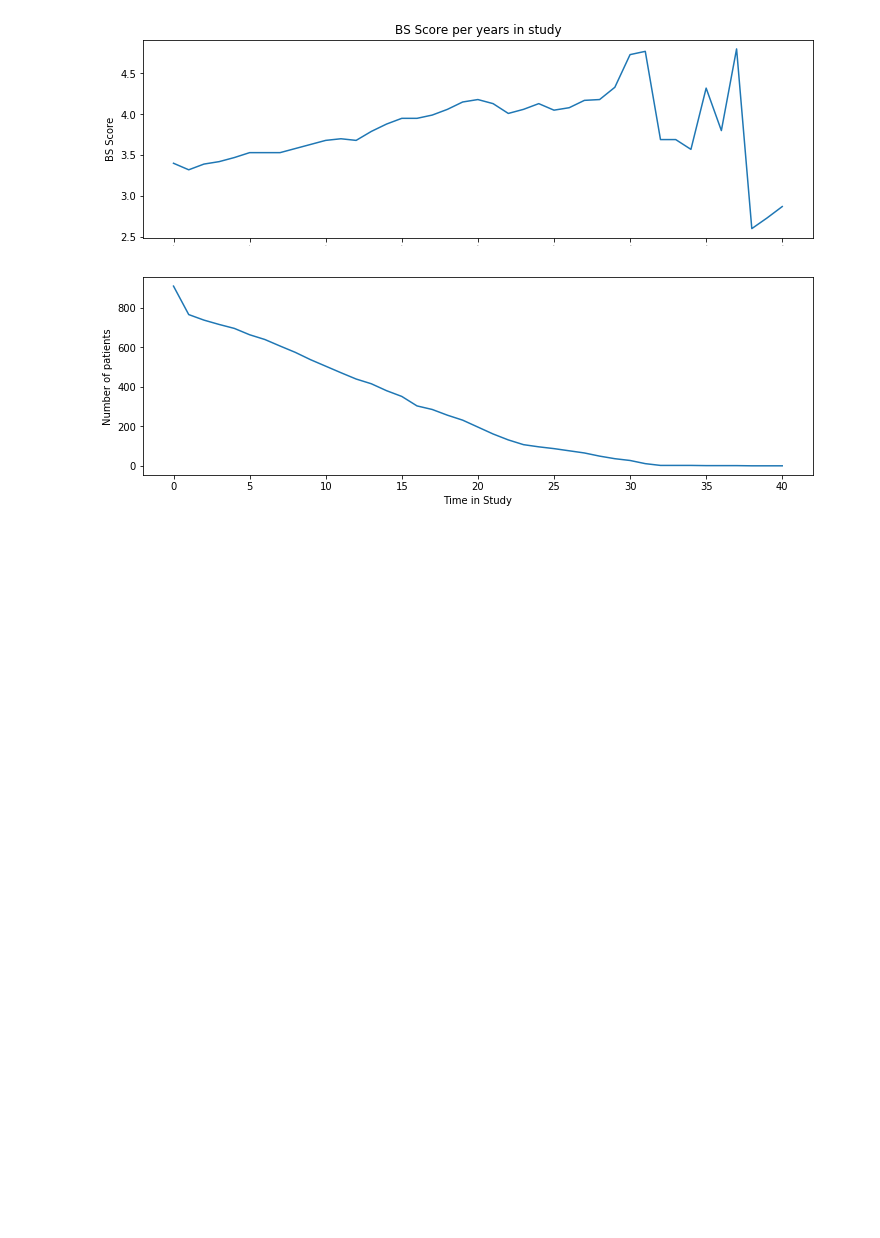
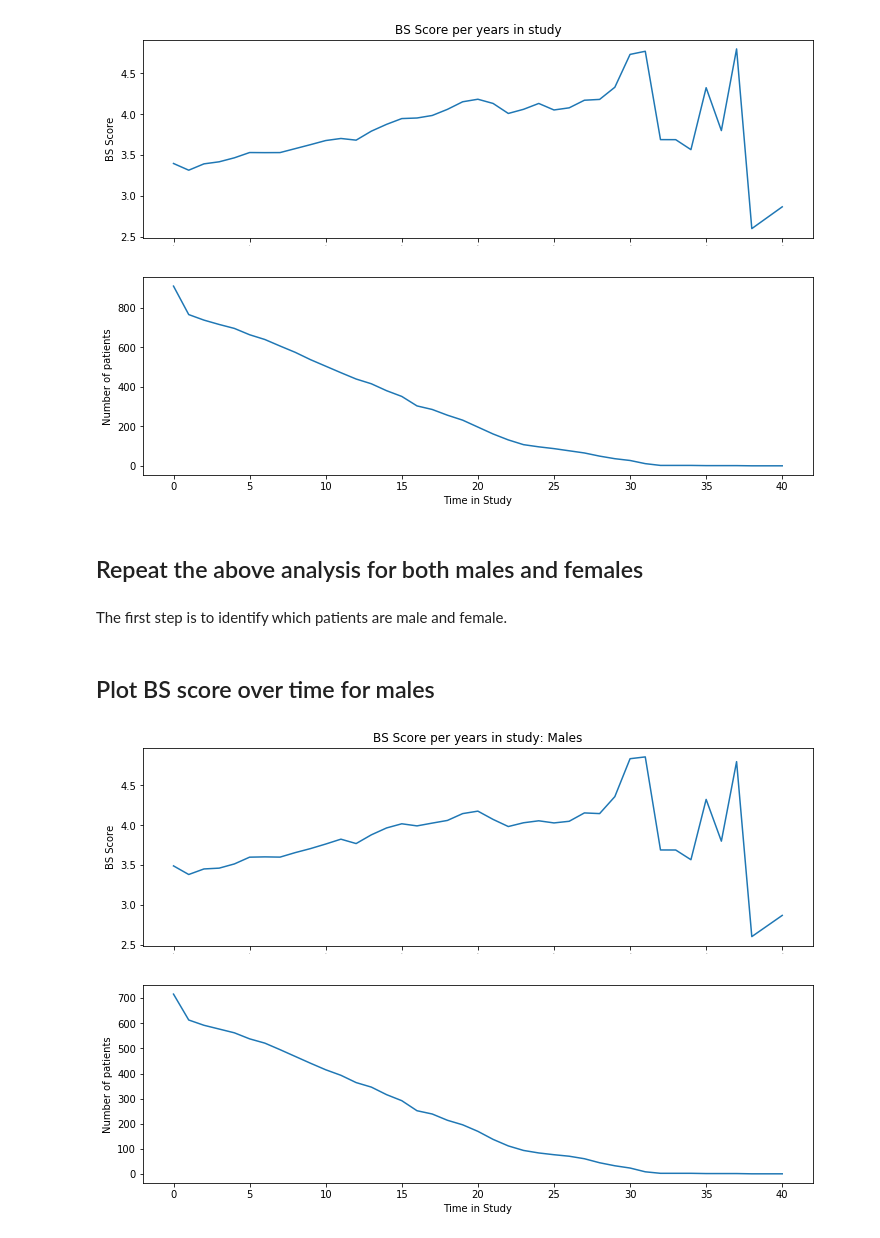
Before and after one commit to Rendiere/as-analysis, a Jupyter notebook: src/bs-over-time.ipynb, the cells around one changed output. Cells and saved outputs as stored; diff of their text form; code cells hidden in the pictures; blank space fills up the shorter version.

```diff
--- a/src/bs-over-time.ipynb
+++ b/src/bs-over-time.ipynb
@@ -42,0 +45,9 @@ If either patient had more than 1 measurement in their first year in the study,
+# %%
+def get_norm_years(df):
+    dates = df.index.get_level_values('Date')
+    start_date = min(dates)
+    norm_years = [int(pd.Timedelta(date - start_date).days / 365) for date in dates]
+    return norm_years
+
+basmi_df['norm_years'] = basmi_df.groupby(level=0)['BS'].transform(get_norm_years)
+basmi_df.head(20)
@@ -42,0 +78,5 @@ If either patient had more than 1 measurement in their first year in the study,
+# %%
+# BS data aggregated by patient for each year in study
+agg_bs_df = basmi_df.groupby(['patient_id','norm_years']).agg({'BS': 'mean'}).reset_index(level=1)
+agg_bs_df = agg_bs_df.round(2)
+agg_bs_df
@@ -56,3 +182,41 @@ ax2.set_ylabel('Number of patients')
 plt.show()
 # %% [output]
 [figure]
+# %% [markdown]
+## Repeat the above analysis for both males and females
+# %% [markdown]
+The first step is to identify which patients are male and female.
+# %%
+# Get patient ids of males and females
+genders = demo_df['patient_gender_id'].values
+
+# Get male and female index
+male_ids = demo_df[genders == 'Male']['patient_id']
+female_ids = demo_df[genders == 'Female']['patient_id']
+
+# Get BS dataset of males and females
+male_bs_df = fixed_bs_df[fixed_bs_df.reset_index()['patient_id'].isin(male_ids)]
+female_bs_df = fixed_bs_df[fixed_bs_df.reset_index()['patient_id'].isin(female_ids)]
+# %% [markdown]
+## Plot BS score over time for males
+# %%
+avg_by_norm_year = (male_bs_df.groupby('norm_years')
+                    .agg({'BS': 'mean', 'norm_years': len})
+                    .rename(columns={'norm_years': 'count'}))
+
+
+fig = plt.figure(figsize=(12,8))
+ax1 = plt.subplot(211)
+plt.plot(avg_by_norm_year['BS'])
+plt.setp(ax1.get_xticklabels(), fontsize=0)
+plt.title('BS Score per years in study: Males')
+ax1.set_ylabel('BS Score')
+
+ax2 = plt.subplot(212, sharex=ax1)
+plt.plot(avg_by_norm_year['count'])
+ax2.set_xlabel('Time in Study')
+ax2.set_ylabel('Number of patients')
+
+plt.show()
+# %% [output]
+[figure, added]
```
Also changed, not shown: parts of 17 cells of this notebook.
